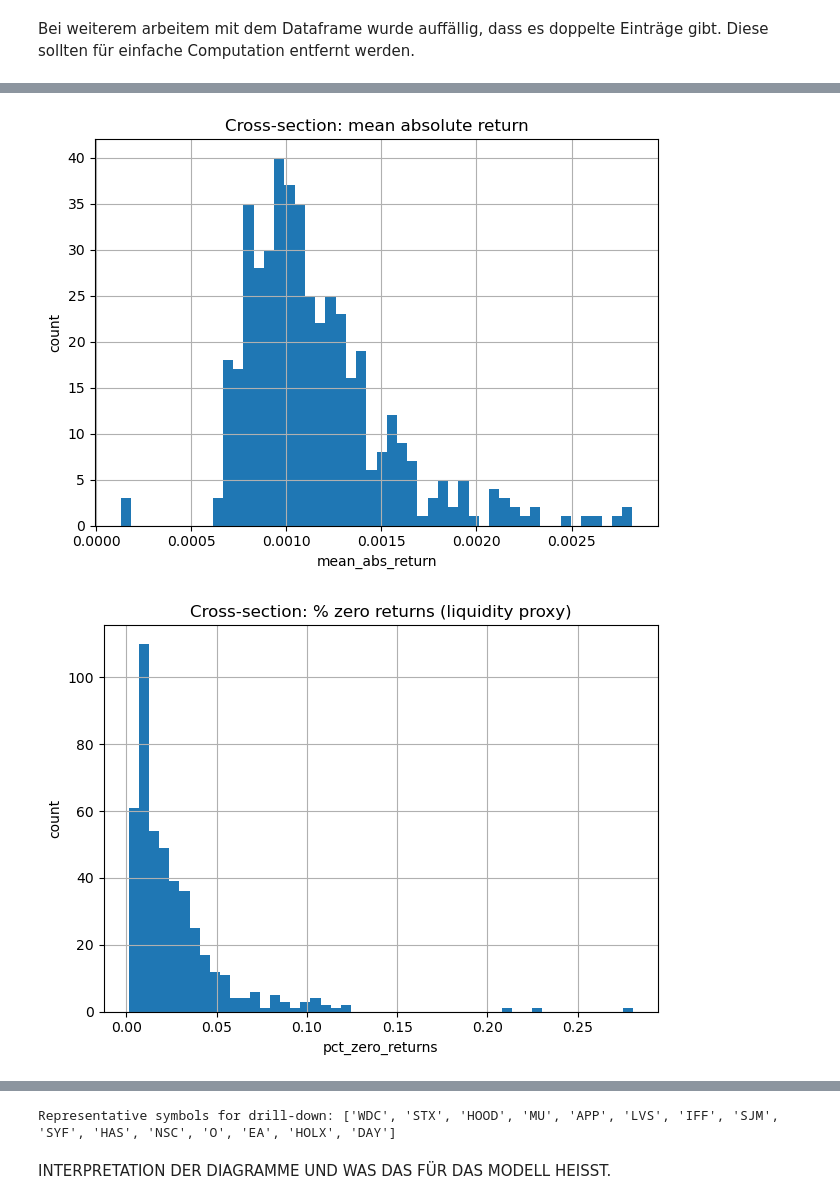
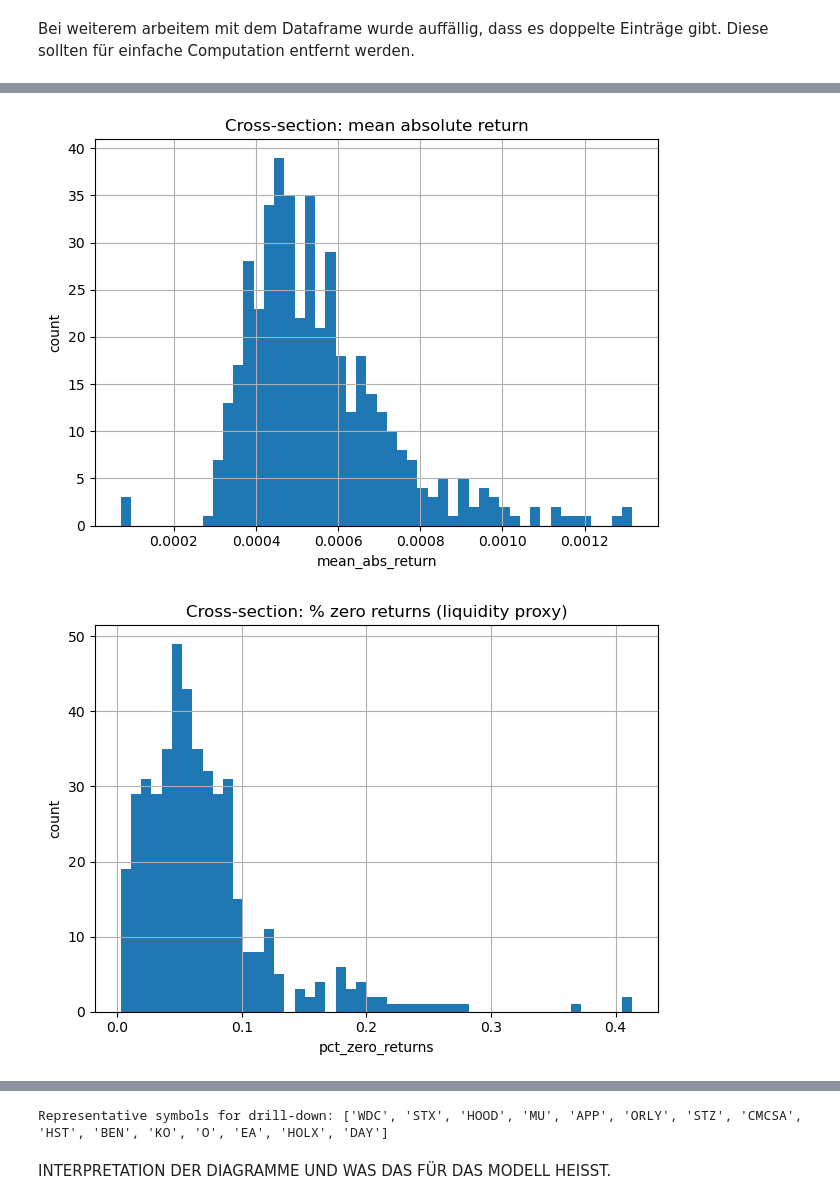
Before and after one commit to RyanMikus/pairs_trading_ml_hs25, a Jupyter notebook: 03_Explorative_Datenanalyse.ipynb, the cells around one changed output, grey strips where cells are left out. Saved outputs shown, nothing was run; the diff lists cells and outputs as text; code cells hidden in the pictures.

```diff
--- a/03_Explorative_Datenanalyse.ipynb
+++ b/03_Explorative_Datenanalyse.ipynb
@@ -507,7 +505,7 @@ out = eda.run_descriptive_eda(
     timestamp_col="datetime",
     symbol_col="symbol",
     price_col="close",
-    freq="5min",
+    freq="1min", # Frequenz der gesäuberten Daten
     plot=True,
     max_representative_plots=5,
 )
@@ -522,2 +520,2 @@ print("Representative symbols for drill-down:", representative)
-[figure, old version]
+[figure, new version]
-[figure, old version]
+[figure, new version]
@@ -545,4 +543,4 @@ print("Representative symbols for drill-down:", representative)
-Representative symbols for drill-down: ['WDC', 'STX', 'HOOD', 'MU', 'APP', 'LVS', 'IFF', 'SJM', 'SYF', 'HAS', 'NSC', 'O', 'EA', 'HOLX', 'DAY']
+Representative symbols for drill-down: ['WDC', 'STX', 'HOOD', 'MU', 'APP', 'ORLY', 'STZ', 'CMCSA', 'HST', 'BEN', 'KO', 'O', 'EA', 'HOLX', 'DAY']
 # %% [markdown]
 INTERPRETATION DER DIAGRAMME UND WAS DAS FÜR DAS MODELL HEISST.
 # %% [markdown]
```
Also changed, not shown: parts of 27 cells of this notebook, 1 other file.
